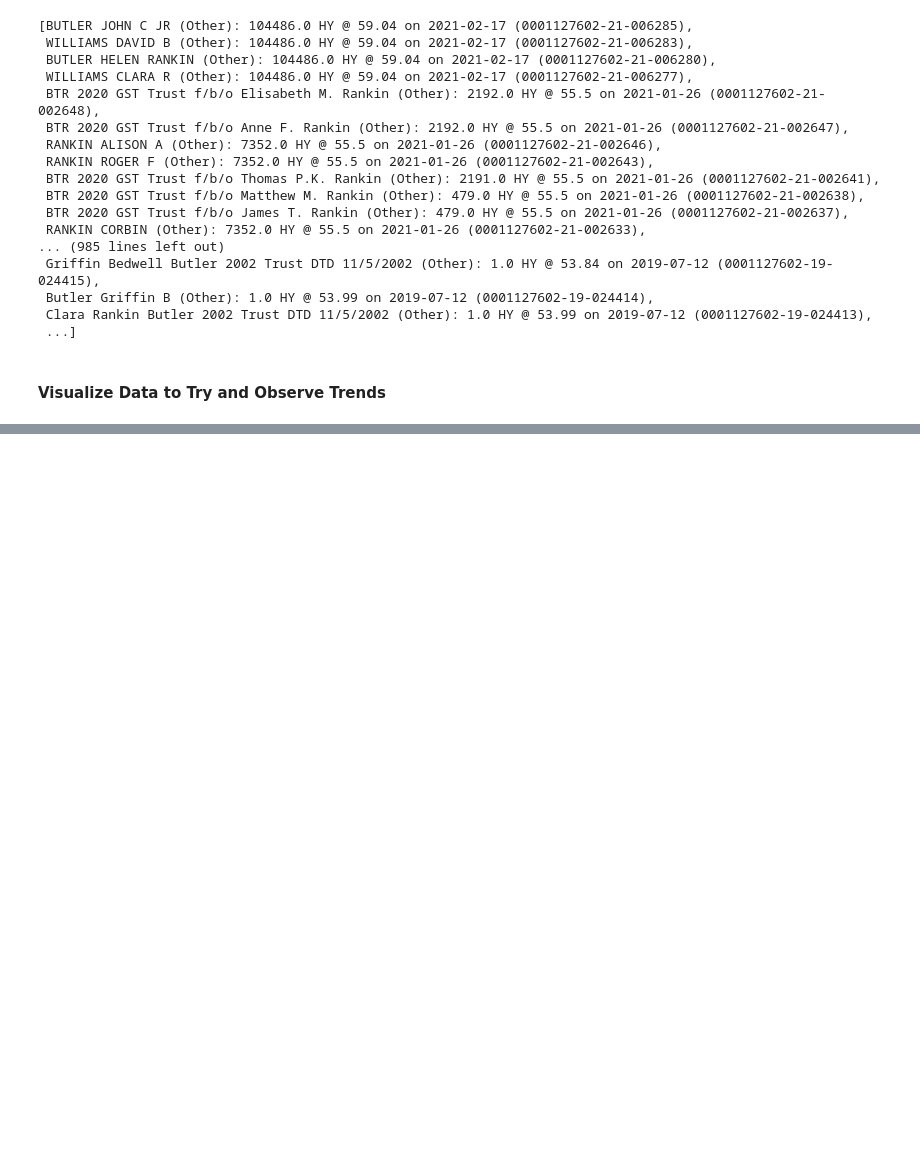
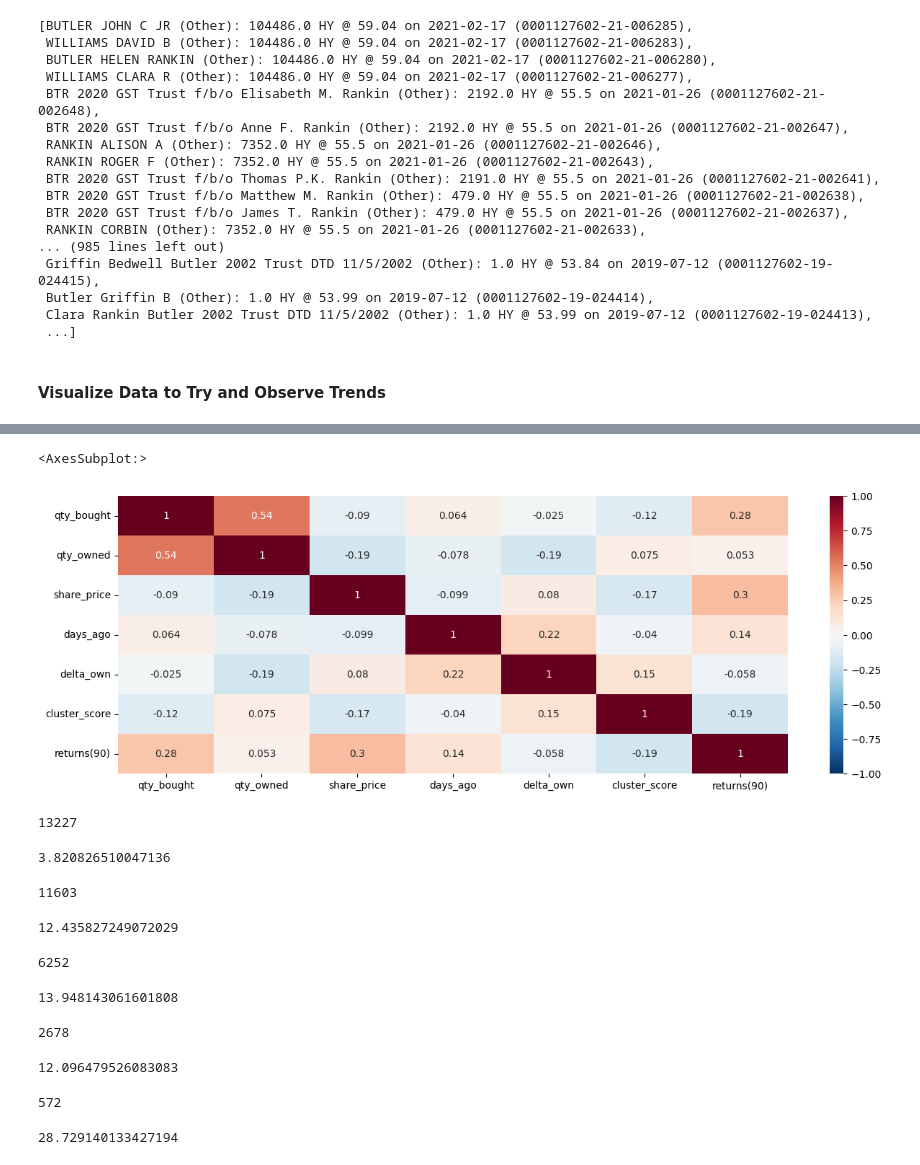
Before and after one commit to nicholasviscomi/Ad-Astra-Capital-Go, a Jupyter notebook: src/OpenInsider/analysis.ipynb, the cells around one changed output, grey strips where cells are left out. Saved outputs shown, nothing was run; the diff lists cells and outputs as text; code cells hidden in the pictures; blank space fills up the shorter version.

```diff
--- a/src/OpenInsider/analysis.ipynb
+++ b/src/OpenInsider/analysis.ipynb
@@ -517,0 +527,41 @@ c_dict["HY"]
+# %%
+plt.figure(figsize=(15, 5))
+sns.heatmap(
+    top100.corr(),
+    cmap='RdBu_r',
+    annot=True,
+    vmin=-1, vmax=1
+)
+# %% [output]
+<AxesSubplot:>
+[figure, added]
+# %%
+print(len(df[(df["qty_bought"] > 0) & (df["qty_bought"] < 1000)].loc[:, "returns(90)"]))
+df[(df["qty_bought"] > 0) & (df["qty_bought"] < 1000)].loc[:, "returns(90)"].mean()
+# %% [output]
+13227
+3.820826510047136
+# %%
+print(len(df[(df["qty_bought"] > 1000) & (df["qty_bought"] < 10000)].loc[:, "returns(90)"]))
+df[(df["qty_bought"] > 1000) & (df["qty_bought"] < 10000)].loc[:, "returns(90)"].mean()
+# %% [output]
+11603
+12.435827249072029
+# %%
+print(len(df[(df["qty_bought"] > 10_000) & (df["qty_bought"] < 100_000)].loc[:, "returns(90)"]))
+df[(df["qty_bought"] > 10_000) & (df["qty_bought"] < 100_000)].loc[:, "returns(90)"].mean()
+# %% [output]
+6252
+13.948143061601808
+# %%
+print(len(df[df["qty_bought"] > 100_000].loc[:, "returns(90)"]))
+df[(df["qty_bought"] > 100_000) & (df["qty_bought"] < 1_000_000)].loc[:, "returns(90)"].mean()
+# %% [output]
+2678
+12.096479526083083
+# %%
+print(len(df[df["qty_bought"] > 1_000_000].loc[:, "returns(90)"]))
+df[df["qty_bought"] > 1_000_000].loc[:, "returns(90)"].mean()
+# %% [output]
+572
+28.729140133427194
```
Also changed, not shown: parts of 9 cells of this notebook.
